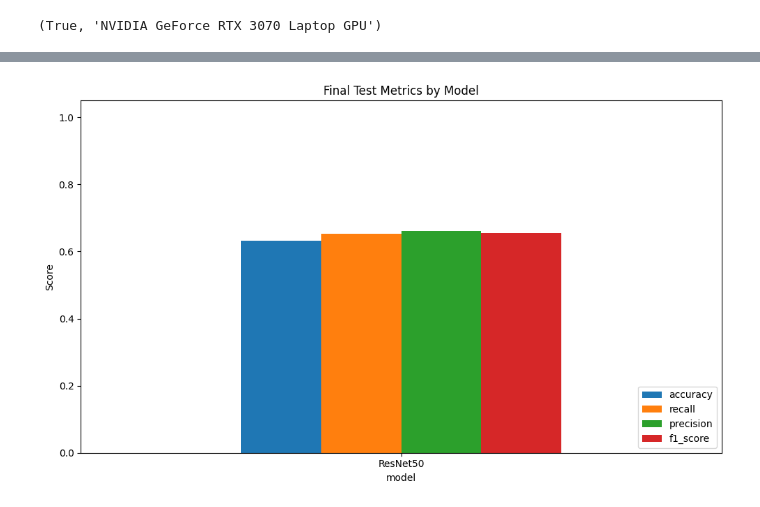
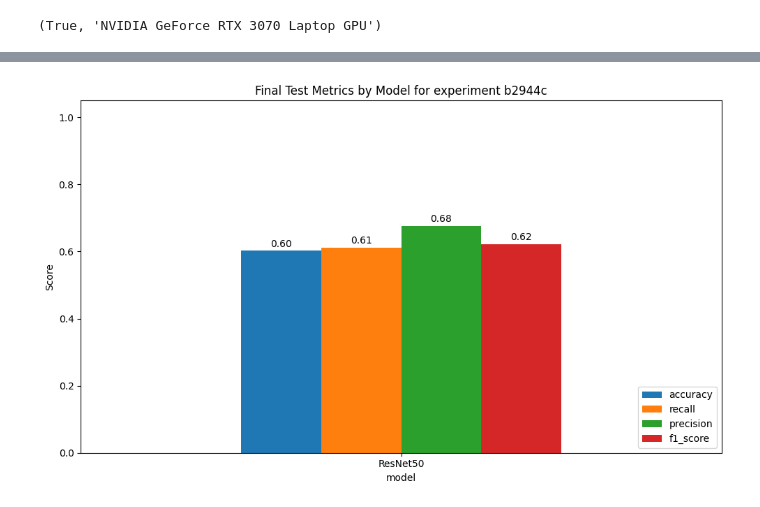
Before and after one commit to CarlosRivasplata/breast_cancer_detection, a Jupyter notebook: notebooks/ETL.ipynb, the cells around one changed output, grey strips where cells are left out. Drawn from its saved outputs; the diff is of its cells as text; code cells hidden in the pictures.

```diff
--- a/notebooks/ETL.ipynb
+++ b/notebooks/ETL.ipynb
@@ -517,6 +518,8 @@ early_stopping = EarlyStopping(
     delta=0.01
 )
 
+criterion = FocalLoss(gamma=2.0)
+
 device = torch.device("cuda" if torch.cuda.is_available() else "cpu")
 
 for model_name, strategy in strategies.items():
@@ -528,14 +531,14 @@ for model_name, strategy in strategies.items():
     val_dataset   = CBISDDSMDataset("val.parquet", transform=transform)
     test_dataset  = CBISDDSMDataset("test.parquet", transform=transform)
 
-    train_loader = DataLoader(train_dataset, batch_size=70, shuffle=True, num_workers=4, pin_memory=True)
-    val_loader   = DataLoader(val_dataset, batch_size=70, shuffle=False, num_workers=4, pin_memory=True)
-    test_loader  = DataLoader(test_dataset, batch_size=70, shuffle=False, num_workers=4, pin_memory=True)
+    train_loader = DataLoader(train_dataset, batch_size=70, shuffle=True, num_workers=8, pin_memory=True)
+    val_loader   = DataLoader(val_dataset, batch_size=70, shuffle=False, num_workers=8, pin_memory=True)
+    test_loader  = DataLoader(test_dataset, batch_size=70, shuffle=False, num_workers=8, pin_memory=True)
 
     model = strategy.get_model().to(device)
     optimizer = Adam(model.parameters(), lr=1e-4, weight_decay=1e-4)
     scheduler = ReduceLROnPlateau(optimizer, mode="max", factor=0.5, patience=3)
-    criterion = nn.CrossEntropyLoss()
+    # criterion = nn.CrossEntropyLoss()
 
     trainer = Trainer(model=model, device=device, optimizer=optimizer, criterion=criterion, scheduler=scheduler, early_stopping=early_stopping)
     trainer.fit(train_loader, val_loader, epochs=2)
@@ -594,28 +597,34 @@ Training history saved to D:\TFM\breast_cancer_detection\models\logs\resnet50_91
 # %%
 import matplotlib.pyplot as plt
 import pandas as pd
 import torch
 from torch.optim import Adam
 from torch.optim.lr_scheduler import ReduceLROnPlateau
 import torch.nn as nn
 from torch.utils.data import DataLoader
+import os
 
 # Convert results to DataFrame
 results_df = pd.DataFrame(results).set_index("model")
 results_df.sort_index(inplace=True)
 
 # Plot all metrics in grouped bars
-results_df.plot(kind="bar", figsize=(10, 6))
-plt.title("Final Test Metrics by Model")
+ax = results_df.plot(kind="bar", figsize=(10, 6))
+plt.title(f"Final Test Metrics by Model for experiment {correlation_id[:6]}")
 plt.ylabel("Score")
 plt.xticks(rotation=0)
 plt.ylim(0, 1.05)
 plt.legend(loc="lower right")
 plt.tight_layout()
+
+# Add value labels to each bar
+for container in ax.containers:
+    ax.bar_label(container, fmt='%.2f', label_type='edge', padding=2)
+
 plt.show()
 
 # Save results
 results_path = os.path.join(MODELS_LOGS_OUTPUT_PATH, f"summary_test_results_{correlation_id}.csv")
 results_df.to_csv(results_path)
 # %% [output]
-[figure, old version]
+[figure, new version]
```
Also changed, not shown: parts of 2 cells of this notebook, 6 other files.
